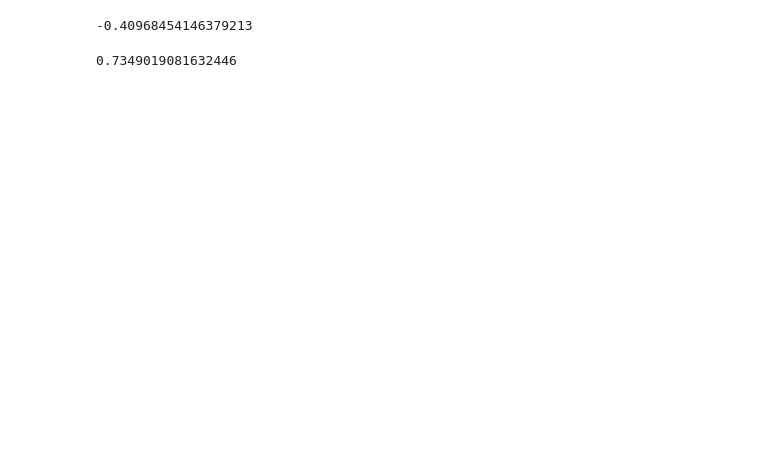
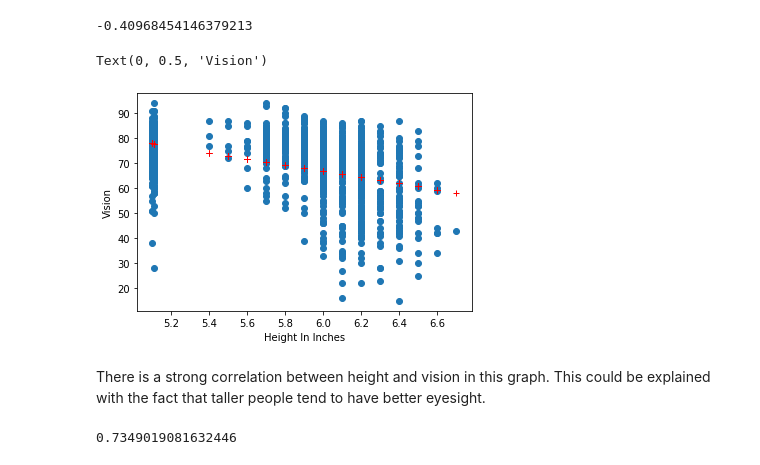
Before and after one commit to salmaemrany/Assignment1, a Jupyter notebook: Assignment 1.ipynb, the cells around one changed output. Saved outputs shown, nothing was run; the diff lists cells and outputs as text; code cells hidden in the pictures; blank space fills up the shorter version.

```diff
--- a/Assignment 1.ipynb
+++ b/Assignment 1.ipynb
@@ -196,6 +324,20 @@ df['Agility'].corr(df['Balance'])
 df['HeightInInches'].corr(df['Vision'])
 # %% [output]
 -0.40968454146379213
+# %%
+x = df['HeightInInches']
+y = df['Vision']
+m, b = np.polyfit(x, y, 1)
+plt.plot(x, m*x + b, 'r+')
+plt.scatter(df['HeightInInches'],df['Vision'])
+plt.xlabel("Height In Inches")
+plt.ylabel("Vision")
+# %% [output]
+Text(0, 0.5, 'Vision')
+[figure, added]
+# %% [markdown]
+There is a strong correlation between height and vision in this graph. This could
+be explained with the fact that taller people tend to have better eyesight.
 # %%
 df['Dribbling'].corr(df['Vision'])
 # %% [output]
```
Also changed, not shown: parts of 62 cells of this notebook.
